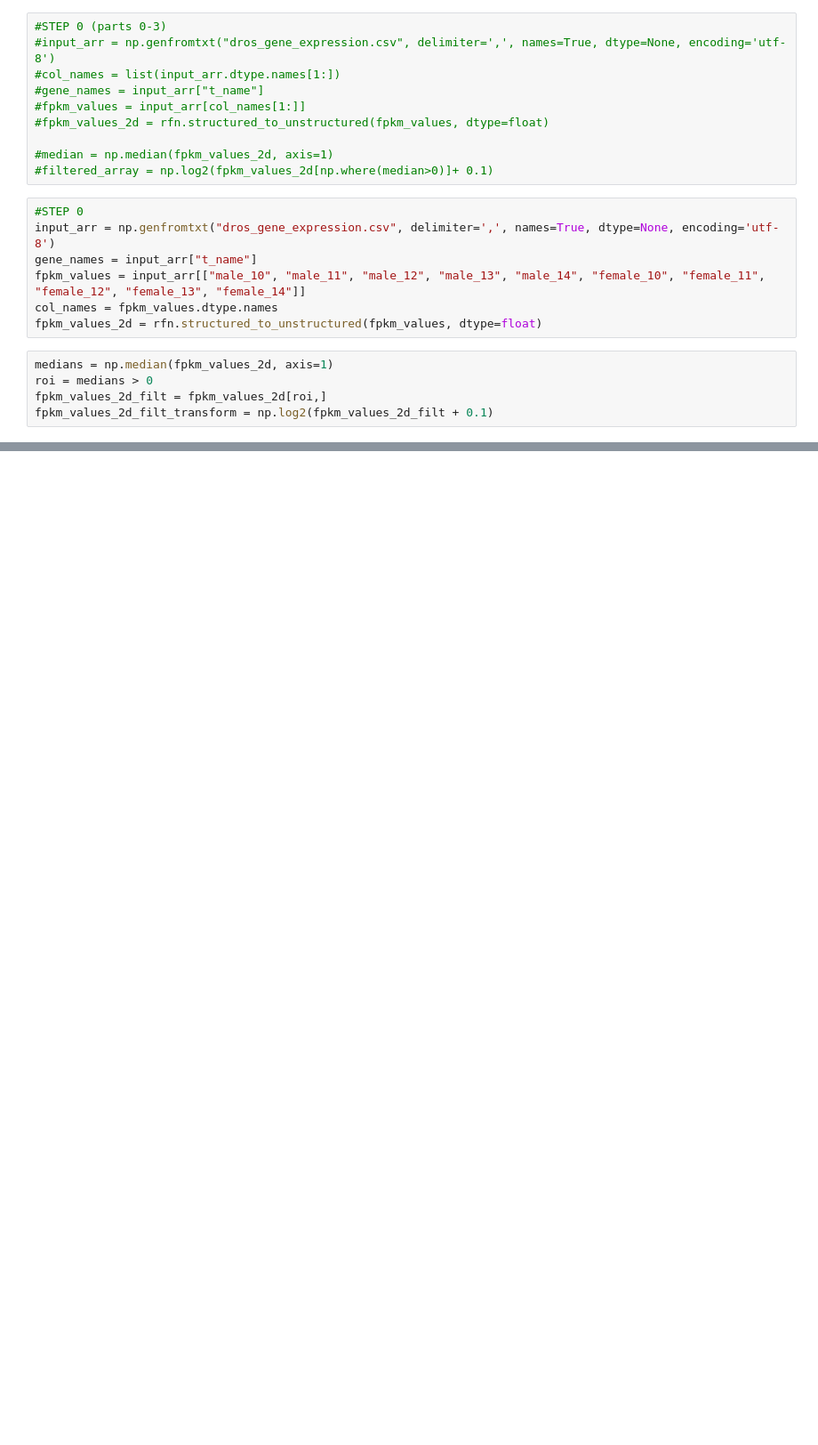
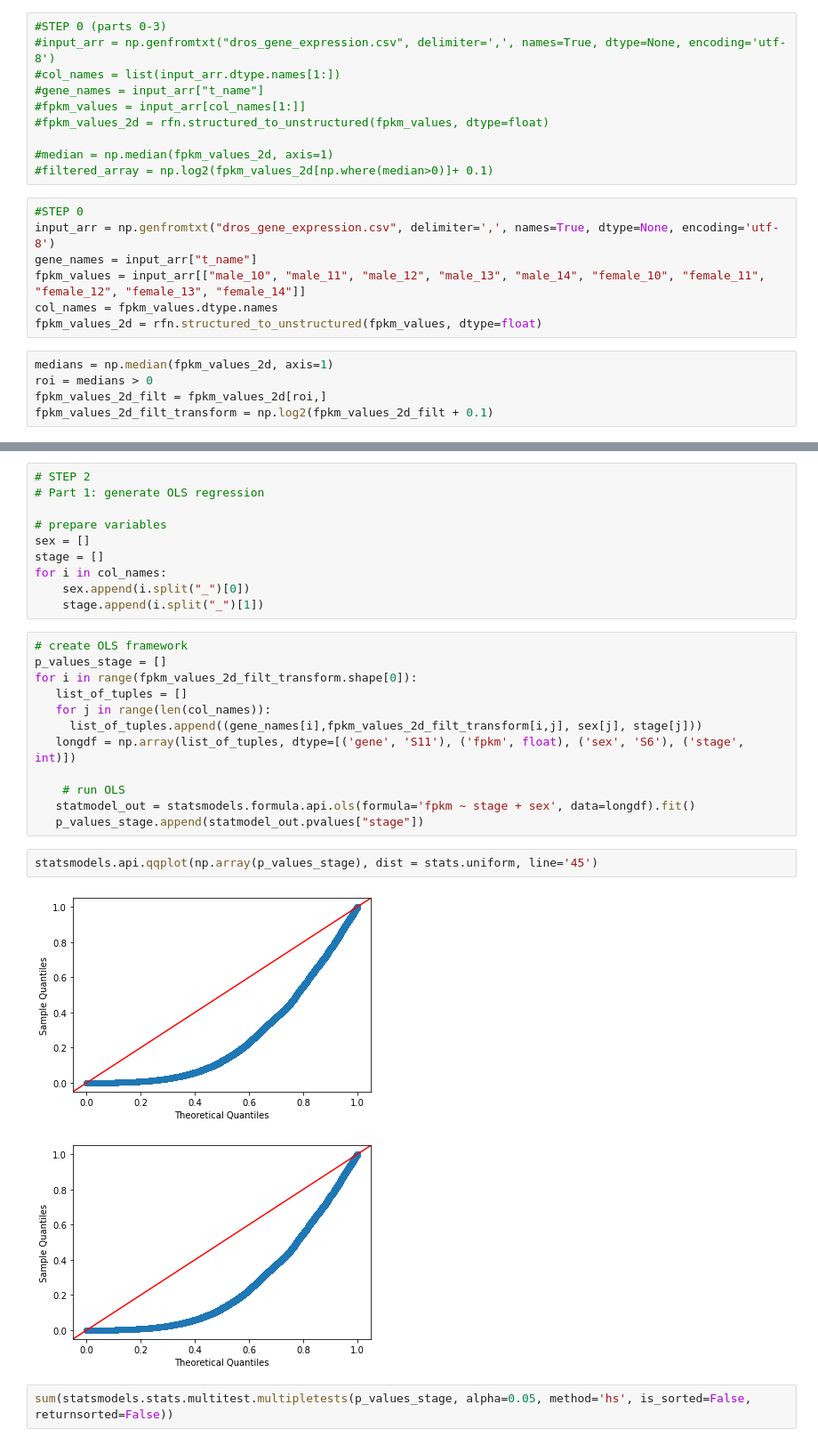
Before and after one commit to ayseecer/qbb2022-answers, a Jupyter notebook: week9-homework/Week9_python_script.ipynb, the cells around one changed output, grey strips where cells are left out. Shown at 89% size. Saved outputs shown, nothing was run; the diff lists cells and outputs as text; blank space fills up the shorter version.

```diff
--- a/week9-homework/Week9_python_script.ipynb
+++ b/week9-homework/Week9_python_script.ipynb
@@ -54,0 +76,29 @@ NameError: name 'Z' is not defined
+# %%
+# STEP 2
+# Part 1: generate OLS regression
+
+# prepare variables
+sex = []
+stage = []
+for i in col_names:
+    sex.append(i.split("_")[0])
+    stage.append(i.split("_")[1])
+# %%
+# create OLS framework
+p_values_stage = []
+for i in range(fpkm_values_2d_filt_transform.shape[0]):
+   list_of_tuples = []
+   for j in range(len(col_names)):
+     list_of_tuples.append((gene_names[i],fpkm_values_2d_filt_transform[i,j], sex[j], stage[j]))
+   longdf = np.array(list_of_tuples, dtype=[('gene', 'S11'), ('fpkm', float), ('sex', 'S6'), ('stage', int)])
+
+    # run OLS
+   statmodel_out = statsmodels.formula.api.ols(formula='fpkm ~ stage + sex', data=longdf).fit()
+   p_values_stage.append(statmodel_out.pvalues["stage"])
+# %%
+statsmodels.api.qqplot(np.array(p_values_stage), dist = stats.uniform, line='45')
+# %% [output]
+[figure, added]
+[figure, added]
+# %%
+sum(statsmodels.stats.multitest.multipletests(p_values_stage, alpha=0.05, method='hs', is_sorted=False, returnsorted=False))
```
Also changed, not shown: parts of 6 cells of this notebook.
